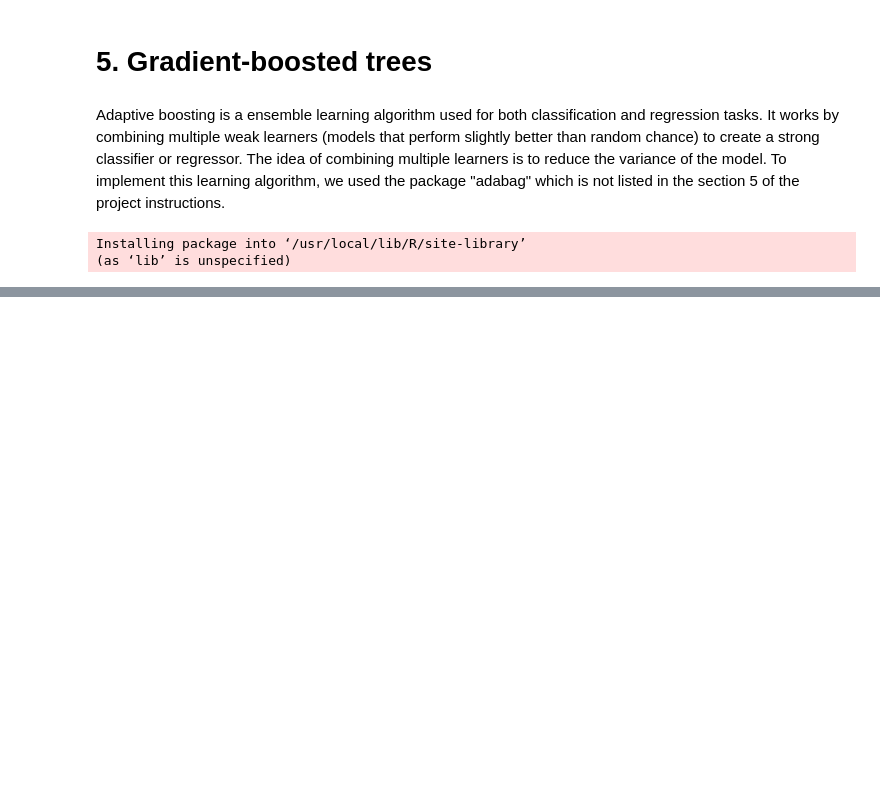
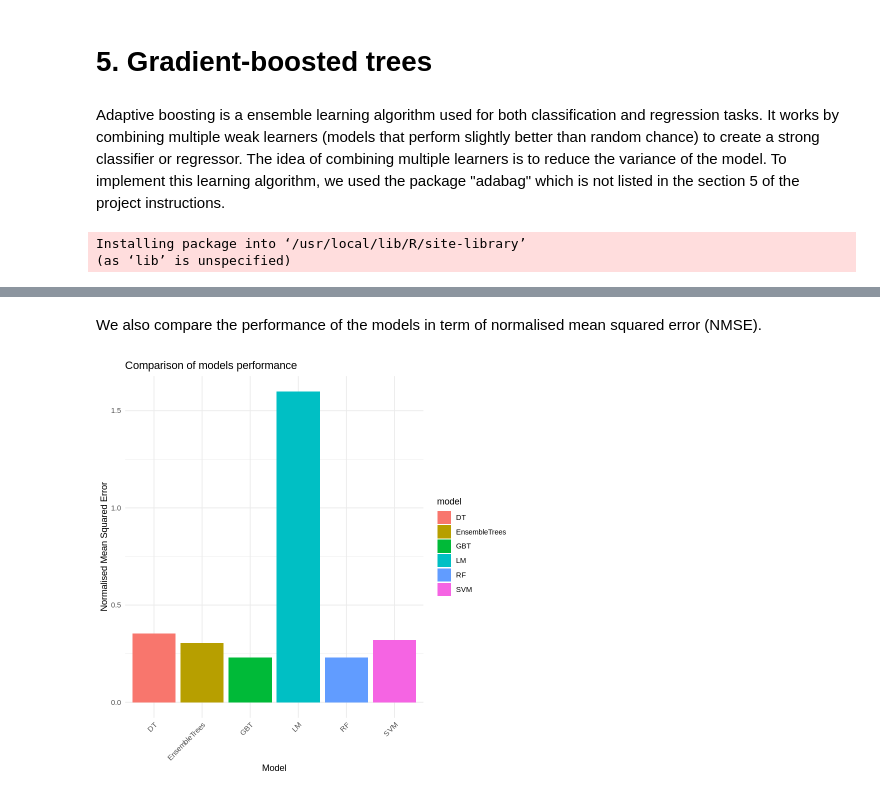
Before and after one commit to ULB-INFO-F-422/urban-air-pollution-challenge-ayemsa, a Jupyter notebook: projet.ipynb, the cells around one changed output, grey strips where cells are left out. Cells and saved outputs as stored; diff of their text form; code cells hidden in the pictures; blank space fills up the shorter version.

```diff
--- a/projet.ipynb
+++ b/projet.ipynb
@@ -1143,0 +1193,29 @@ ggplot(mse_df, aes(x = model, y = mse, fill = model)) +
+# %% [markdown]
+We also compare the performance of the models in term of normalised mean squared error (NMSE).
+# %%
+# List of vectors containing normalized mean squared errors for different models
+mse_list <- list(LM = mean(CV_nmse_lm) ,
+                 DT = mean(CV_nmse_single),
+                 EnsembleTrees = mean(CV_nmse_ensemble),
+                 RF = mean(CV_nmse_rf),
+                 SVM = mean(CV_nmse_svm),
+                 GBT = mean(CV_nmse_xgboost)
+                 )
+
+# Create a data frame from the MSE list
+mse_df <- data.frame(model = rep(names(mse_list), sapply(mse_list, length)),
+                     mse = unlist(mse_list))
+
+# Plotting
+library(ggplot2)
+
+# Plot mean squared errors
+ggplot(mse_df, aes(x = model, y = mse, fill = model)) +
+  geom_bar(stat = "identity") +
+  labs(title = "Comparison of models performance",
+       x = "Model",
+       y = "Normalised Mean Squared Error") +
+  theme_minimal() +
+  theme(axis.text.x = element_text(angle = 45, hjust = 1))
+# %% [output]
+[figure, added]
```
Also changed, not shown: parts of 52 cells of this notebook.
